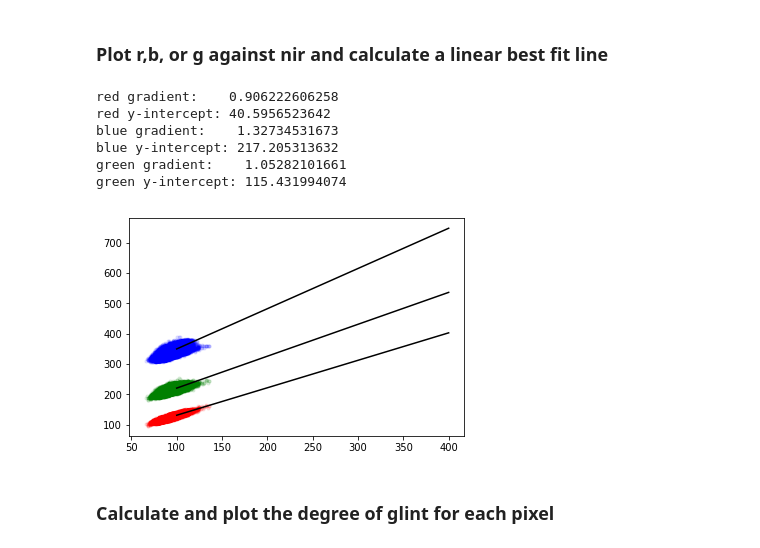
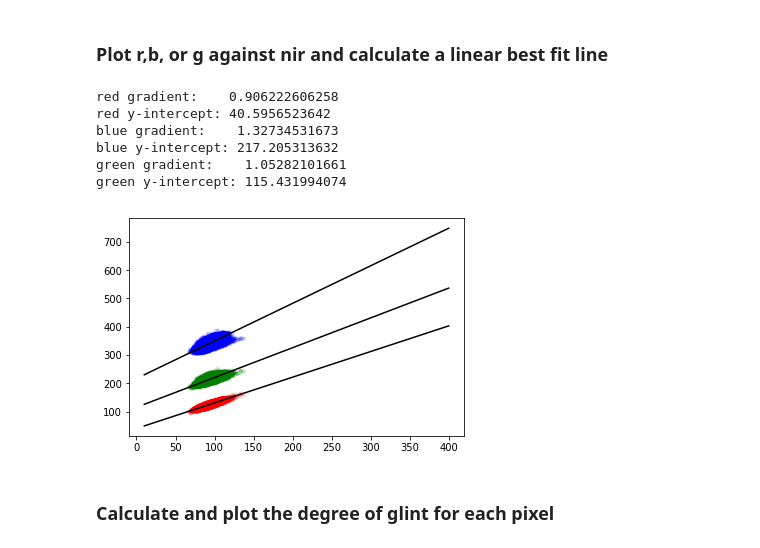
Before and after one commit to taslandcover/dea-notebooks, a Jupyter notebook: Glint/Hedley_2005_glint_correction.ipynb, the cells around one changed output. Cells and saved outputs as stored; diff of their text form; code cells hidden in the pictures.

```diff
--- a/Glint/Hedley_2005_glint_correction.ipynb
+++ b/Glint/Hedley_2005_glint_correction.ipynb
@@ -400,7 +467,7 @@ def properties(widget, omit=None, source=None):
 # %% [markdown]
 ### Plot r,b, or g against nir and calculate a linear best fit line
 # %%
-#Define x and y for plotting as 1D arrays - WHERE ALL DEEP OCEAN
+# Define x and y for plotting as 1D arrays - WHERE ALL DEEP OCEAN
 # x = np.hstack(nir_only_cloud_free.isel(time=image))
 # y1 = np.hstack(red_only_cloud_free.isel(time=image))
 # y2 = np.hstack(blue_only_cloud_free.isel(time=image))
@@ -422,38 +489,38 @@ blue_model.fit(x[:, np.newaxis], y2)
 green_model.fit(x[:, np.newaxis], y3)
 
 # Define x and y values for the best fit line
-xfit = np.linspace(100,400)
+xfit = np.linspace(10,400)
 y1fit = red_model.predict(xfit[:, np.newaxis])
 y2fit = blue_model.predict(xfit[:, np.newaxis])
 y3fit = green_model.predict(xfit[:, np.newaxis])
 
 # Plot the data and the best fit line
 plt.scatter(x, y1, s = 10, color = 'red', alpha = 0.1)
 plt.plot(xfit, y1fit, color = 'black')
 
 plt.scatter(x, y2, s = 10, color = 'blue', alpha = 0.1)
 plt.plot(xfit, y2fit, color = 'black')
 
 plt.scatter(x, y3, s = 10, color = 'green', alpha = 0.1)
 plt.plot(xfit, y3fit, color = 'black')
 
 # Print gradient and y-intercept
 print("red gradient:   ", red_model.coef_[0])
 print("red y-intercept:", red_model.intercept_)
 
 print("blue gradient:   ", blue_model.coef_[0])
 print("blue y-intercept:", blue_model.intercept_)
 
 print("green gradient:   ", green_model.coef_[0])
 print("green y-intercept:", green_model.intercept_)
 # %% [output]
 red gradient:    0.906222606258
 red y-intercept: 40.5956523642
 blue gradient:    1.32734531673
 blue y-intercept: 217.205313632
 green gradient:    1.05282101661
 green y-intercept: 115.431994074
-[figure, old version]
+[figure, new version]
 # %% [markdown]
 ### Calculate and plot the degree of glint for each pixel
 # %%
```
Also changed, not shown: parts of 24 cells of this notebook.
